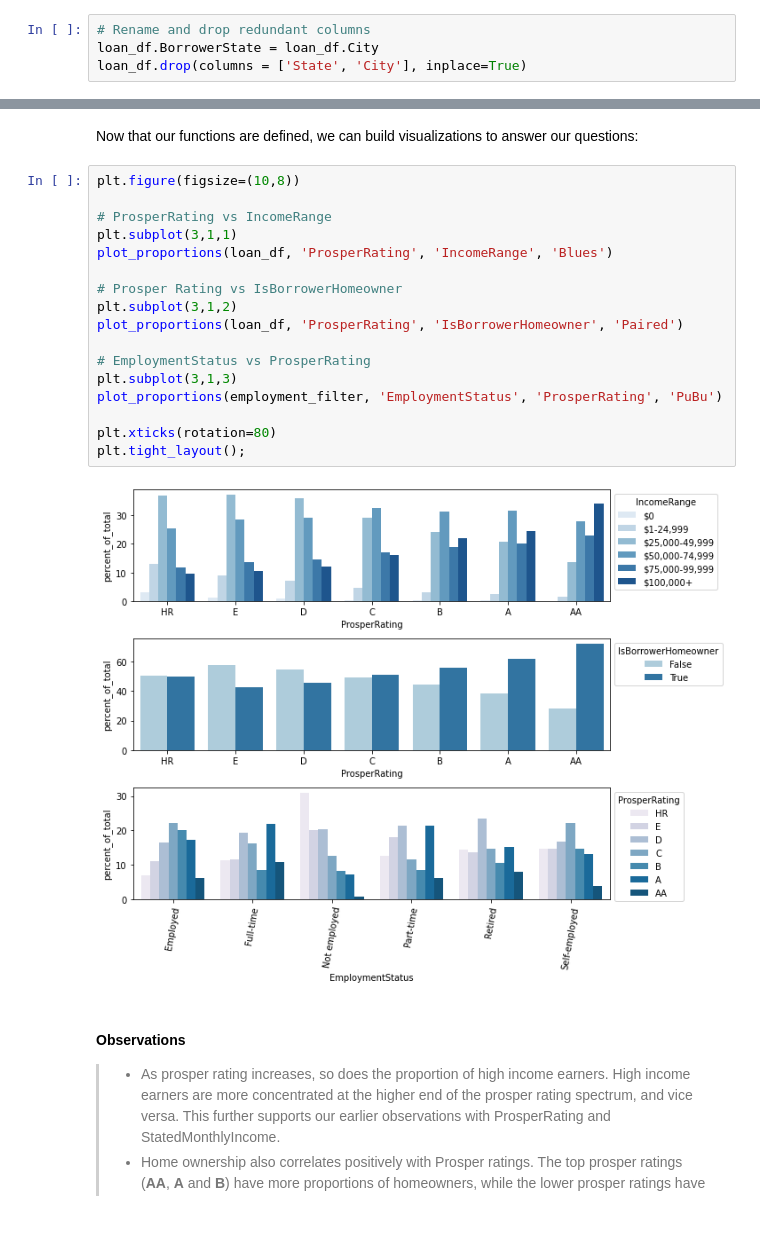
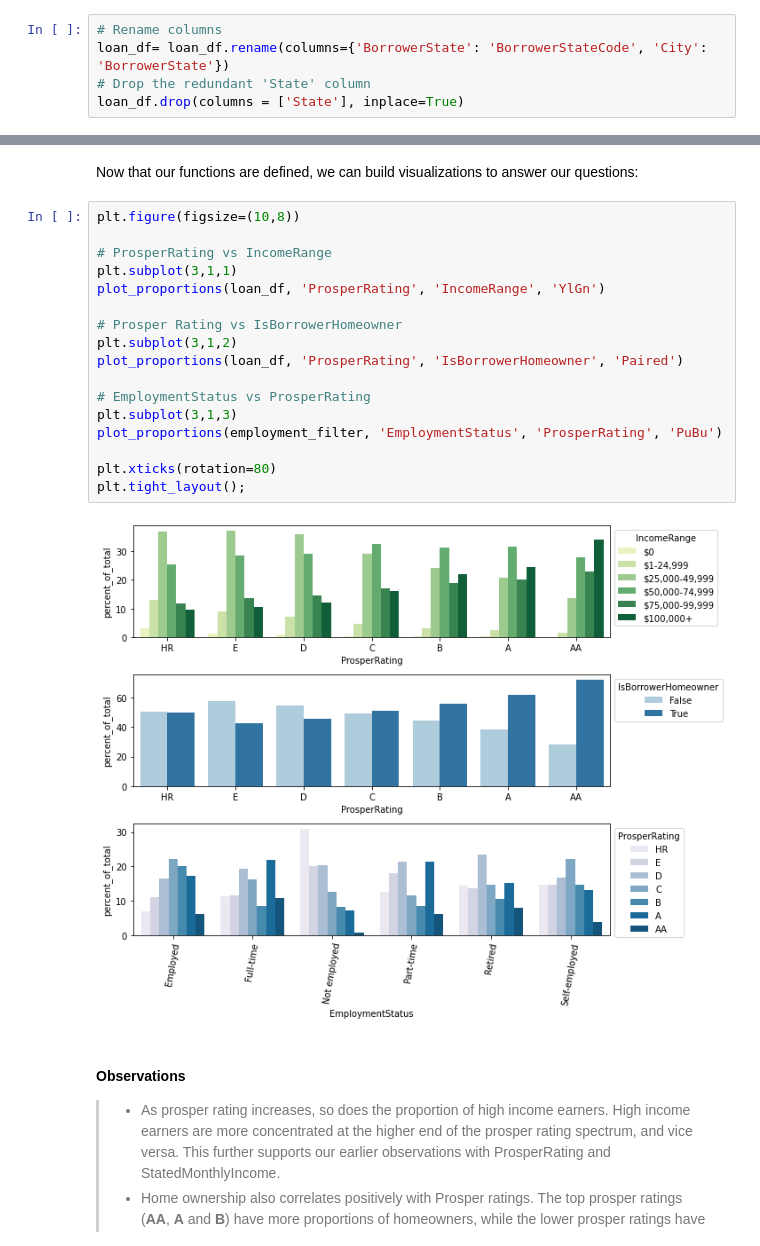
Before and after one commit to Lippins/Prosper-Loan-Data, a Jupyter notebook: exploration.ipynb, the cells around one changed output, grey strips where cells are left out. Drawn from its saved outputs; the diff is of its cells as text.

```diff
--- a/exploration.ipynb
+++ b/exploration.ipynb
@@ -321,7 +323,8 @@ Finally, we will assign the full state name to the **BorrowerState** column, the
 # %%
-# Rename and drop redundant columns
-loan_df.BorrowerState = loan_df.City
-loan_df.drop(columns = ['State', 'City'], inplace=True)
+# Rename columns
+loan_df= loan_df.rename(columns={'BorrowerState': 'BorrowerStateCode', 'City': 'BorrowerState'})
+# Drop the redundant 'State' column
+loan_df.drop(columns = ['State'], inplace=True)
 # %%
 loan_df.info()
 # %% [output]
@@ -821,22 +825,22 @@ Now that our functions are defined, we can build visualizations to answer our qu
 # %%
 plt.figure(figsize=(10,8))
 
 # ProsperRating vs IncomeRange
 plt.subplot(3,1,1)
-plot_proportions(loan_df, 'ProsperRating', 'IncomeRange', 'Blues')
+plot_proportions(loan_df, 'ProsperRating', 'IncomeRange', 'YlGn')
 
 # Prosper Rating vs IsBorrowerHomeowner
 plt.subplot(3,1,2)
 plot_proportions(loan_df, 'ProsperRating', 'IsBorrowerHomeowner', 'Paired')
 
 # EmploymentStatus vs ProsperRating
 plt.subplot(3,1,3)
 plot_proportions(employment_filter, 'EmploymentStatus', 'ProsperRating', 'PuBu')
 
 plt.xticks(rotation=80)
 plt.tight_layout();
 # %% [output]
-[figure, old version]
+[figure, new version]
 # %% [markdown]
 #### Observations
 >- As prosper rating increases, so does the proportion of high income earners. High income earners are more concentrated at the higher end of the prosper rating spectrum, and vice versa. This further supports our earlier observations with ProsperRating and StatedMonthlyIncome.
```
Also changed, not shown: parts of 13 cells of this notebook.
